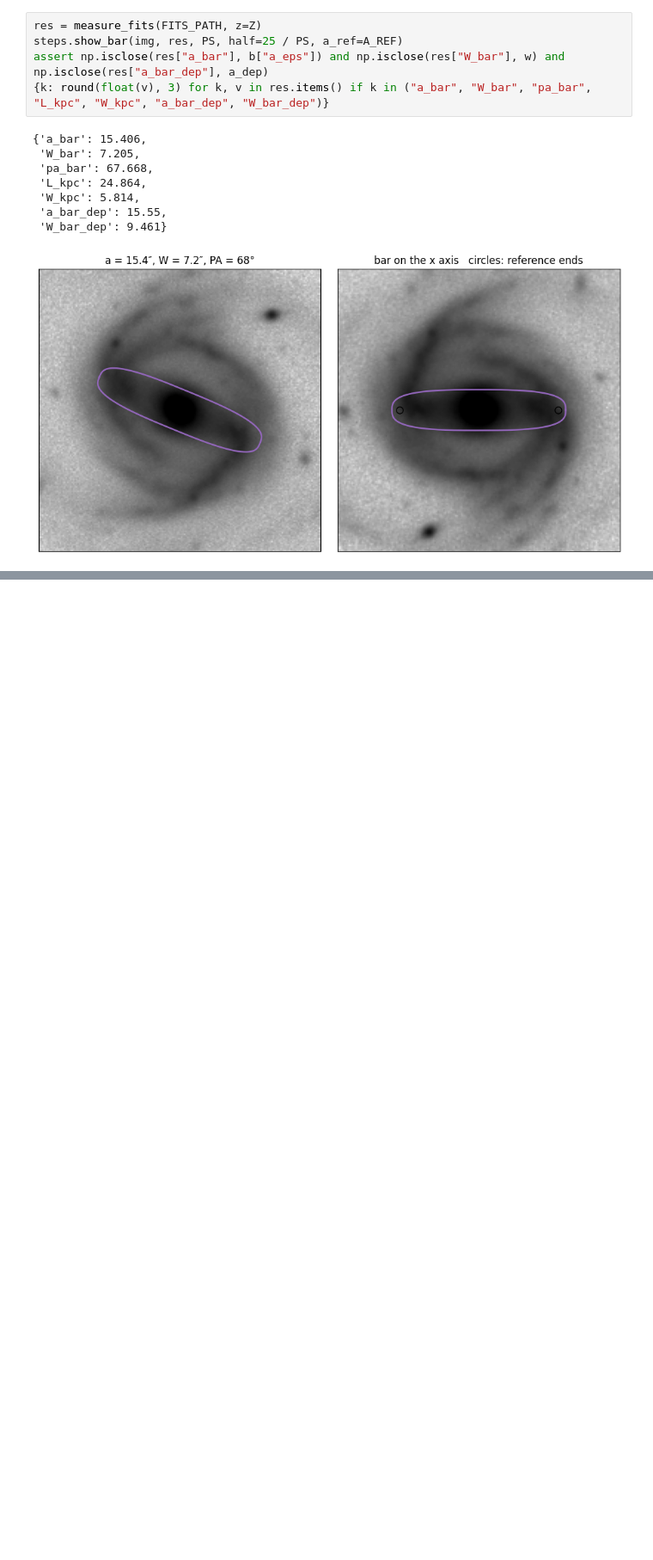
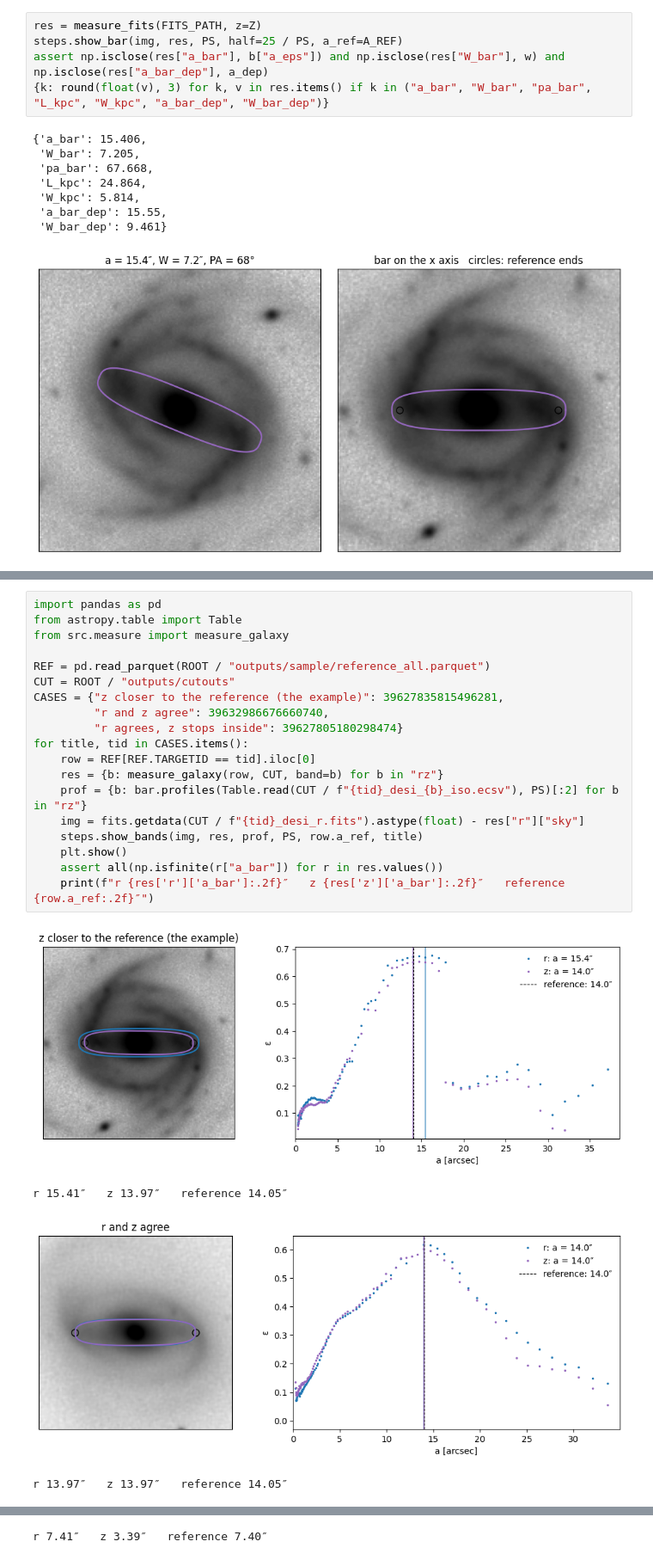
Before and after one commit to fjbautistas/Barras_DESI_DR1, a Jupyter notebook: notebooks/Barra_ejemplo.ipynb, the cells around one changed output, grey strips where cells are left out. Shown at 86% size. Saved outputs shown, nothing was run; the diff lists cells and outputs as text; blank space fills up the shorter version.

```diff
--- a/notebooks/Barra_ejemplo.ipynb
+++ b/notebooks/Barra_ejemplo.ipynb
@@ -141,0 +146,24 @@ assert np.isclose(res["a_bar"], b["a_eps"]) and np.isclose(res["W_bar"], w) and
+# %%
+import pandas as pd
+from astropy.table import Table
+from src.measure import measure_galaxy
+
+REF = pd.read_parquet(ROOT / "outputs/sample/reference_all.parquet")
+CUT = ROOT / "outputs/cutouts"
+CASES = {"z closer to the reference (the example)": 39627835815496281,
+         "r and z agree": 39632986676660740,
+         "r agrees, z stops inside": 39627805180298474}
+for title, tid in CASES.items():
+    row = REF[REF.TARGETID == tid].iloc[0]
+    res = {b: measure_galaxy(row, CUT, band=b) for b in "rz"}
+    prof = {b: bar.profiles(Table.read(CUT / f"{tid}_desi_{b}_iso.ecsv"), PS)[:2] for b in "rz"}
+    img = fits.getdata(CUT / f"{tid}_desi_r.fits").astype(float) - res["r"]["sky"]
+    steps.show_bands(img, res, prof, PS, row.a_ref, title)
+    plt.show()
+    assert all(np.isfinite(r["a_bar"]) for r in res.values())
+    print(f"r {res['r']['a_bar']:.2f}″   z {res['z']['a_bar']:.2f}″   reference {row.a_ref:.2f}″")
+# %% [output]
+[figure, added]
+r 15.41″   z 13.97″   reference 14.05″
+[figure, added]
+r 13.97″   z 13.97″   reference 14.05″
@@ -142,2 +171,3 @@ assert np.isclose(res["a_bar"], b["a_eps"]) and np.isclose(res["W_bar"], w) and
+r 7.41″   z 3.39″   reference 7.40″
 # %% [markdown]
 ## Muchas galaxias
```
Also changed, not shown: parts of 4 cells of this notebook, 5 other files.
